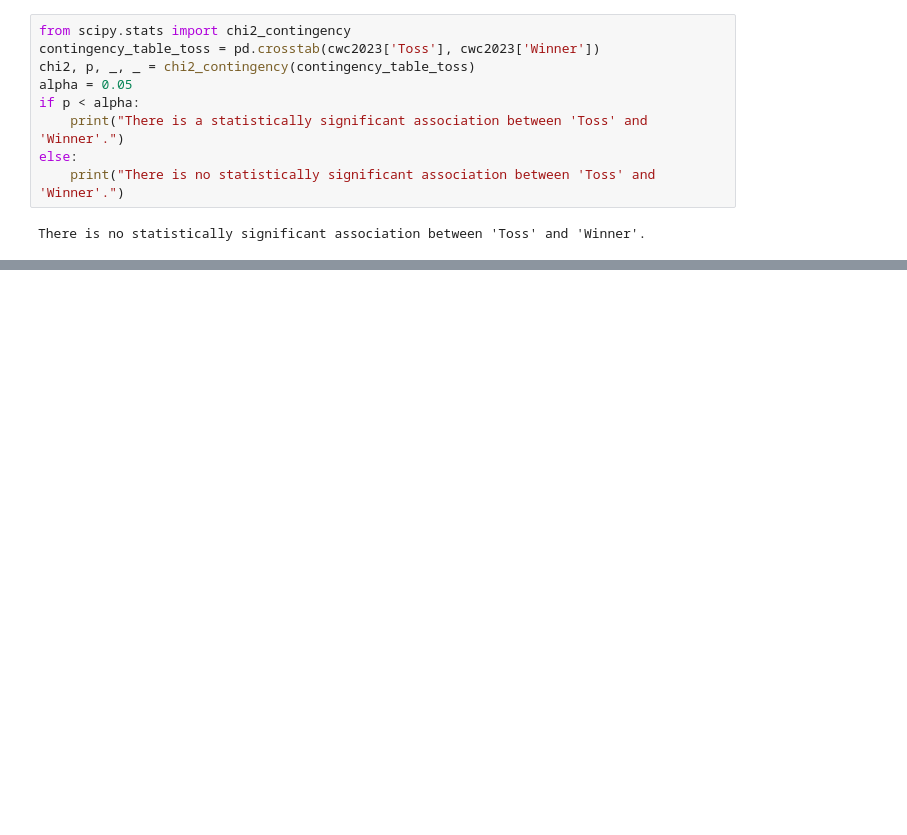
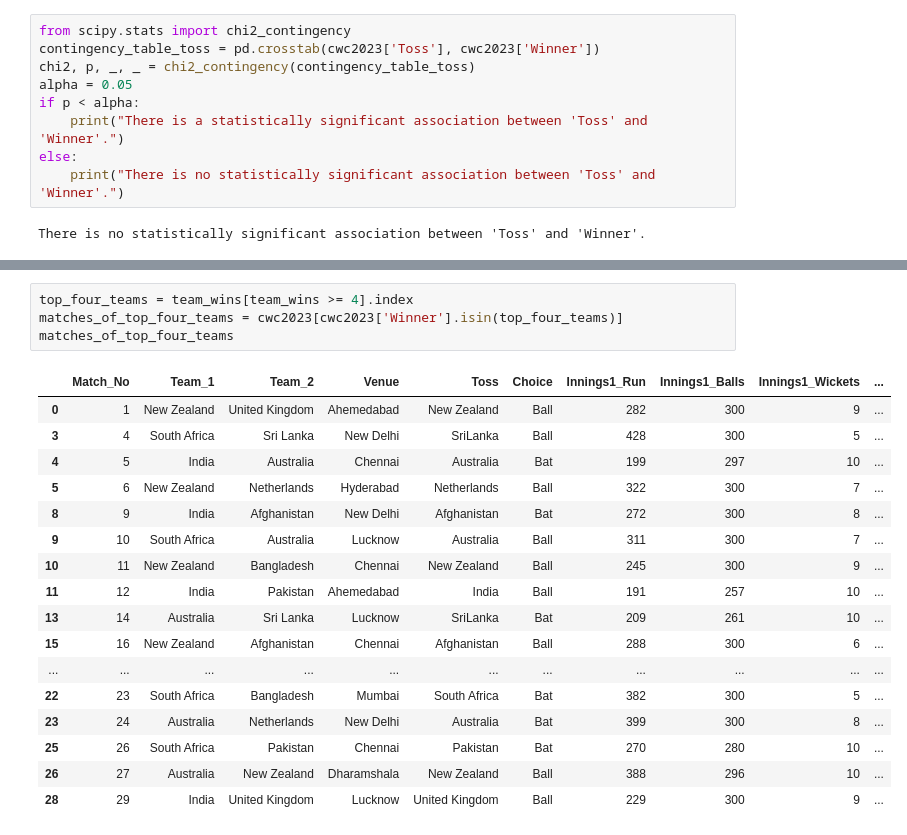
Before and after one commit to AvtnshM/Kaggle-Projects-Notebooks, a Jupyter notebook: cricket-world-cup-2023-analysis.ipynb, the cells around one changed output, grey strips where cells are left out. Saved outputs shown, nothing was run; the diff lists cells and outputs as text; blank space fills up the shorter version.

```diff
--- a/cricket-world-cup-2023-analysis.ipynb
+++ b/cricket-world-cup-2023-analysis.ipynb
@@ -107 +112,23 @@ fig.show()
 [interactive output not drawn]
+# %%
+top_four_teams = team_wins[team_wins >= 4].index
+matches_of_top_four_teams = cwc2023[cwc2023['Winner'].isin(top_four_teams)]
+matches_of_top_four_teams
+# %% [output]
+|  | Match_No | Team_1 | Team_2 | Venue | Toss | Choice | Innings1_Run | Innings1_Balls | Innings1_Wickets | ... |
+| 0 | 1 | New Zealand | United Kingdom | Ahemedabad | New Zealand | Ball | 282 | 300 | 9 | ... |
+| 3 | 4 | South Africa | Sri Lanka | New Delhi | SriLanka | Ball | 428 | 300 | 5 | ... |
+| 4 | 5 | India | Australia | Chennai | Australia | Bat | 199 | 297 | 10 | ... |
+| 5 | 6 | New Zealand | Netherlands | Hyderabad | Netherlands | Ball | 322 | 300 | 7 | ... |
+| 8 | 9 | India | Afghanistan | New Delhi | Afghanistan | Bat | 272 | 300 | 8 | ... |
+| 9 | 10 | South Africa | Australia | Lucknow | Australia | Ball | 311 | 300 | 7 | ... |
+| 10 | 11 | New Zealand | Bangladesh | Chennai | New Zealand | Ball | 245 | 300 | 9 | ... |
+| 11 | 12 | India | Pakistan | Ahemedabad | India | Ball | 191 | 257 | 10 | ... |
+| 13 | 14 | Australia | Sri Lanka | Lucknow | SriLanka | Bat | 209 | 261 | 10 | ... |
+| 15 | 16 | New Zealand | Afghanistan | Chennai | Afghanistan | Ball | 288 | 300 | 6 | ... |
+| ... | ... | ... | ... | ... | ... | ... | ... | ... | ... | ... |
+| 22 | 23 | South Africa | Bangladesh | Mumbai | South Africa | Bat | 382 | 300 | 5 | ... |
+| 23 | 24 | Australia | Netherlands | New Delhi | Australia | Bat | 399 | 300 | 8 | ... |
+| 25 | 26 | South Africa | Pakistan | Chennai | Pakistan | Bat | 270 | 280 | 10 | ... |
+| 26 | 27 | Australia | New Zealand | Dharamshala | New Zealand | Ball | 388 | 296 | 10 | ... |
+| 28 | 29 | India | United Kingdom | Lucknow | United Kingdom | Ball | 229 | 300 | 9 | ... |
```
Also changed, not shown: parts of 11 cells of this notebook.
